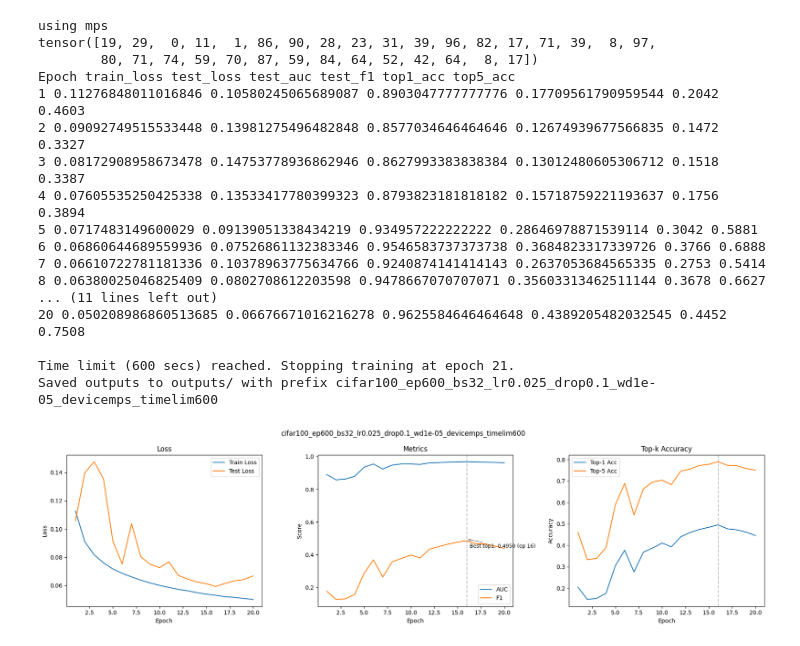
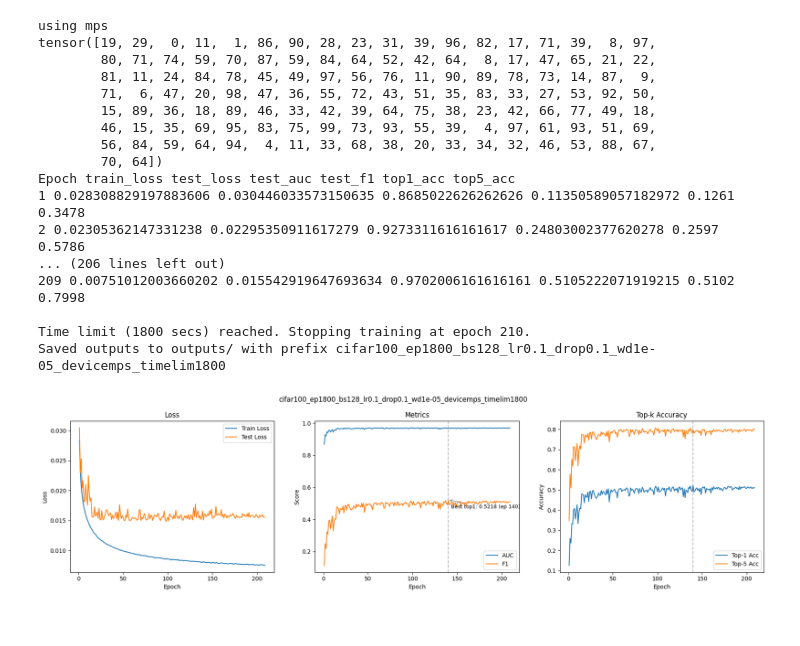
Before and after one commit to imranson/cog-robotics-experiments-342, a Jupyter notebook: notebooks/train_notebook-1.ipynb, the cells around one changed output. Cells and saved outputs as stored; diff of their text form; code cells hidden in the pictures.

```diff
--- a/notebooks/train_notebook-1.ipynb
+++ b/notebooks/train_notebook-1.ipynb
@@ -14,14 +14,14 @@ import numpy as np
 
 # hyperparameters
 BATCH_SIZE = 128
-EPOCHS = 300
+EPOCHS = 1800
 LR = 1e-1
 WD = 1e-5
 INPUT_CHANN = 3
 INPUT_DIM = 32
 OUTPUT_CLSS = 100
 DROPOUT = 0.1
-TIME_LIMIT = 300
+TIME_LIMIT = 1800
 DEVICE = torch.accelerator.current_accelerator().type if torch.accelerator.is_available() else "cpu"
 OUTPUT_DIR = "outputs"
 os.makedirs(OUTPUT_DIR, exist_ok=True)
@@ -195,47 +195,47 @@ ax1.set_xlabel("Epoch")
 ax1.set_ylabel("Loss")
 ax1.set_title("Loss")
 ax1.legend()
 ax2.plot(epochs, history_df["auc"], label="AUC")
 ax2.plot(epochs, history_df["f1"], label="F1")
 ax2.set_xlabel("Epoch")
 ax2.set_ylabel("Score")
 ax2.set_title("Metrics")
 ax2.axvline(best_epoch, color="gray", linestyle="--", alpha=0.5)
 ax2.annotate(f"Best top1: {best_top1:.4f} (ep {best_epoch})",
              xy=(best_epoch, best_top1), xytext=(5, -15),
              textcoords="offset points", fontsize=9,
              arrowprops=dict(arrowstyle="->", color="gray"))
 ax2.legend()
 ax3.plot(epochs, history_df["top1_acc"], label="Top-1 Acc")
 ax3.plot(epochs, history_df["top5_acc"], label="Top-5 Acc")
 ax3.set_xlabel("Epoch")
 ax3.set_ylabel("Accuracy")
 ax3.set_title("Top-k Accuracy")
 ax3.axvline(best_epoch, color="gray", linestyle="--", alpha=0.5)
 ax3.legend()
 fig.suptitle(RUN_ID)
 fig.tight_layout()
 fig.savefig(os.path.join(OUTPUT_DIR, f"{RUN_ID}_history.png"), dpi=150)
 print(f"Saved outputs to {OUTPUT_DIR}/ with prefix {RUN_ID}")
 # %% [output]
 using mps
 tensor([19, 29,  0, 11,  1, 86, 90, 28, 23, 31, 39, 96, 82, 17, 71, 39,  8, 97,
-        80, 71, 74, 59, 70, 87, 59, 84, 64, 52, 42, 64,  8, 17])
+        80, 71, 74, 59, 70, 87, 59, 84, 64, 52, 42, 64,  8, 17, 47, 65, 21, 22,
+        81, 11, 24, 84, 78, 45, 49, 97, 56, 76, 11, 90, 89, 78, 73, 14, 87,  9,
+        71,  6, 47, 20, 98, 47, 36, 55, 72, 43, 51, 35, 83, 33, 27, 53, 92, 50,
+        15, 89, 36, 18, 89, 46, 33, 42, 39, 64, 75, 38, 23, 42, 66, 77, 49, 18,
+        46, 15, 35, 69, 95, 83, 75, 99, 73, 93, 55, 39,  4, 97, 61, 93, 51, 69,
+        56, 84, 59, 64, 94,  4, 11, 33, 68, 38, 20, 33, 34, 32, 46, 53, 88, 67,
+        70, 64])
 Epoch train_loss test_loss test_auc test_f1 top1_acc top5_acc
-1 0.11276848011016846 0.10580245065689087 0.8903047777777776 0.17709561790959544 0.2042 0.4603
-2 0.09092749515533448 0.13981275496482848 0.8577034646464646 0.12674939677566835 0.1472 0.3327
-3 0.08172908958673478 0.14753778936862946 0.8627993383838384 0.13012480605306712 0.1518 0.3387
-4 0.07605535250425338 0.13533417780399323 0.8793823181818182 0.15718759221193637 0.1756 0.3894
-5 0.0717483149600029 0.09139051338434219 0.934957222222222 0.28646978871539114 0.3042 0.5881
-6 0.06860644689559936 0.07526861132383346 0.9546583737373738 0.3684823317339726 0.3766 0.6888
-7 0.06610722781181336 0.10378963775634766 0.9240874141414143 0.2637053684565335 0.2753 0.5414
-8 0.06380025046825409 0.0802708612203598 0.9478667070707071 0.35603313462511144 0.3678 0.6627
-... (11 lines left out)
-20 0.050208986860513685 0.06676671016216278 0.9625584646464648 0.4389205482032545 0.4452 0.7508
+1 0.028308829197883606 0.030446033573150635 0.8685022626262626 0.11350589057182972 0.1261 0.3478
+2 0.02305362147331238 0.02295350911617279 0.9273311616161617 0.24803002377620278 0.2597 0.5786
+... (206 lines left out)
+209 0.00751012003660202 0.015542919647693634 0.9702006161616161 0.5105222071919215 0.5102 0.7998
 
-Time limit (600 secs) reached. Stopping training at epoch 21.
-Saved outputs to outputs/ with prefix cifar100_ep600_bs32_lr0.025_drop0.1_wd1e-05_devicemps_timelim600
+Time limit (1800 secs) reached. Stopping training at epoch 210.
+Saved outputs to outputs/ with prefix cifar100_ep1800_bs128_lr0.1_drop0.1_wd1e-05_devicemps_timelim1800
-[figure, old version]
+[figure, new version]
 # %%
 print(next(iter(train_dataloader))[1].shape)
 # %% [output]
```
Also changed, not shown: parts of 5 cells of this notebook, 19 other files.
